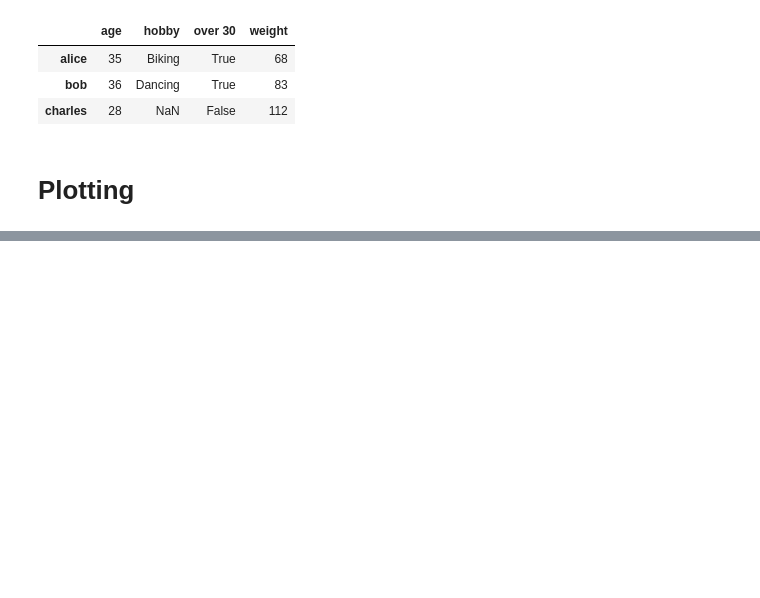
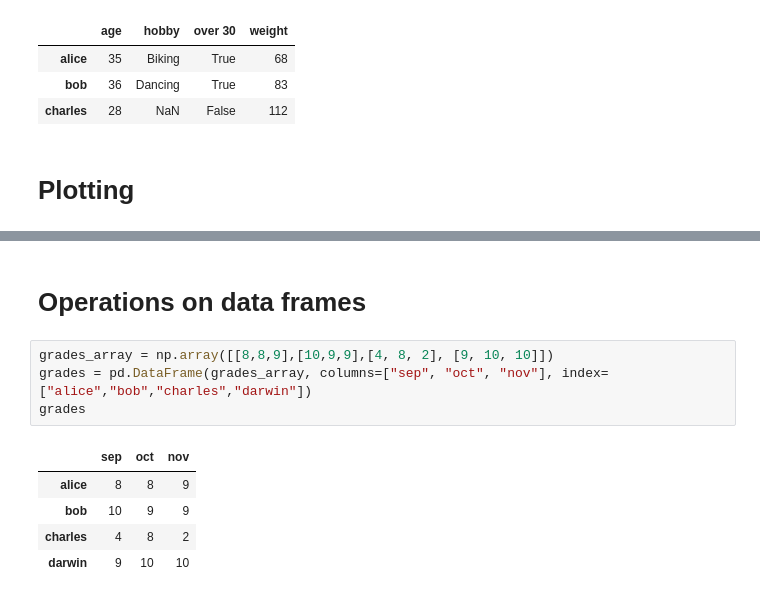
Before and after one commit to umeshraj/hands_on_ml, a Jupyter notebook: utils_pandas.ipynb, the cells around one changed output, grey strips where cells are left out. Saved outputs shown, nothing was run; the diff lists cells and outputs as text; blank space fills up the shorter version.

```diff
--- a/utils_pandas.ipynb
+++ b/utils_pandas.ipynb
@@ -458,0 +462,12 @@ people.plot(kind='line', x=)
+# %% [markdown]
+# Operations on data frames
+# %%
+grades_array = np.array([[8,8,9],[10,9,9],[4, 8, 2], [9, 10, 10]])
+grades = pd.DataFrame(grades_array, columns=["sep", "oct", "nov"], index=["alice","bob","charles","darwin"])
+grades
+# %% [output]
+|  | sep | oct | nov |
+| alice | 8 | 8 | 9 |
+| bob | 10 | 9 | 9 |
+| charles | 4 | 8 | 2 |
+| darwin | 9 | 10 | 10 |
```
Also changed, not shown: parts of 11 cells of this notebook.
